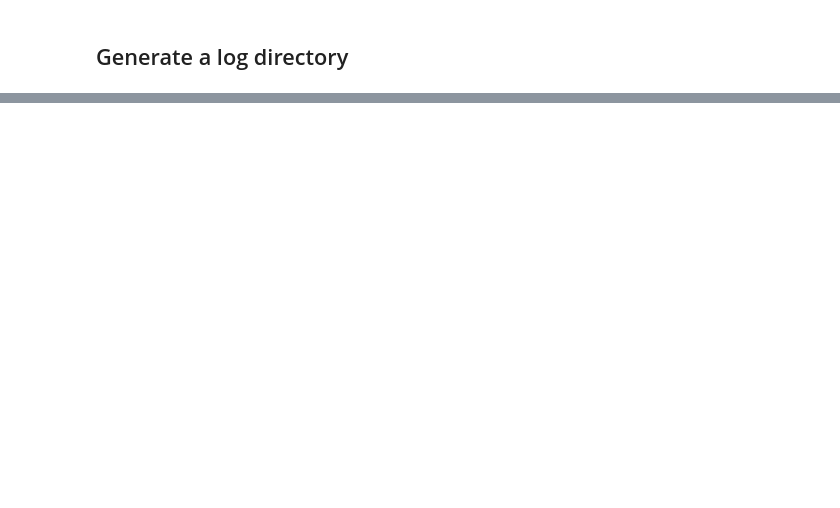
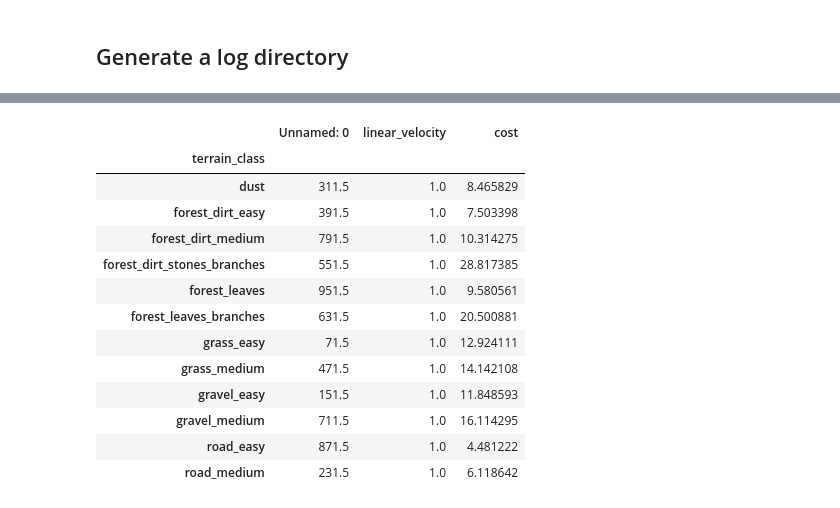
Before and after one commit to Whojo/Autonomous-Navigation-Offroad-by-traversability-analysis, a Jupyter notebook: src/traversal_cost/siamese_network/main.ipynb, the cells around one changed output, grey strips where cells are left out. Cells and saved outputs as stored; diff of their text form; code cells hidden in the pictures; blank space fills up the shorter version.

```diff
--- a/src/traversal_cost/siamese_network/main.ipynb
+++ b/src/traversal_cost/siamese_network/main.ipynb
@@ -298,0 +345,21 @@ np.save(results_directory + "/mean" ,costs_df['cost'].mean())
+# %%
+results_directory = PROJECT_PATH / "src/traversal_cost/siamese_network/logs/_2023-09-19-15-37-35"
+
+costs_df = pd.read_csv(results_directory / "costs_df.csv", sep=',', encoding='utf-8')
+df_filtered = costs_df[costs_df['linear_velocity'] == 1.0]
+df_filtered.groupby(['terrain_class']).mean()
+# %% [output]
+|  | Unnamed: 0 | linear_velocity | cost |
+| terrain_class |  |  |  |
+| dust | 311.5 | 1.0 | 8.465829 |
+| forest_dirt_easy | 391.5 | 1.0 | 7.503398 |
+| forest_dirt_medium | 791.5 | 1.0 | 10.314275 |
+| forest_dirt_stones_branches | 551.5 | 1.0 | 28.817385 |
+| forest_leaves | 951.5 | 1.0 | 9.580561 |
+| forest_leaves_branches | 631.5 | 1.0 | 20.500881 |
+| grass_easy | 71.5 | 1.0 | 12.924111 |
+| grass_medium | 471.5 | 1.0 | 14.142108 |
+| gravel_easy | 151.5 | 1.0 | 11.848593 |
+| gravel_medium | 711.5 | 1.0 | 16.114295 |
+| road_easy | 871.5 | 1.0 | 4.481222 |
+| road_medium | 231.5 | 1.0 | 6.118642 |
```
Also changed, not shown: parts of 9 cells of this notebook, 36 other files.
